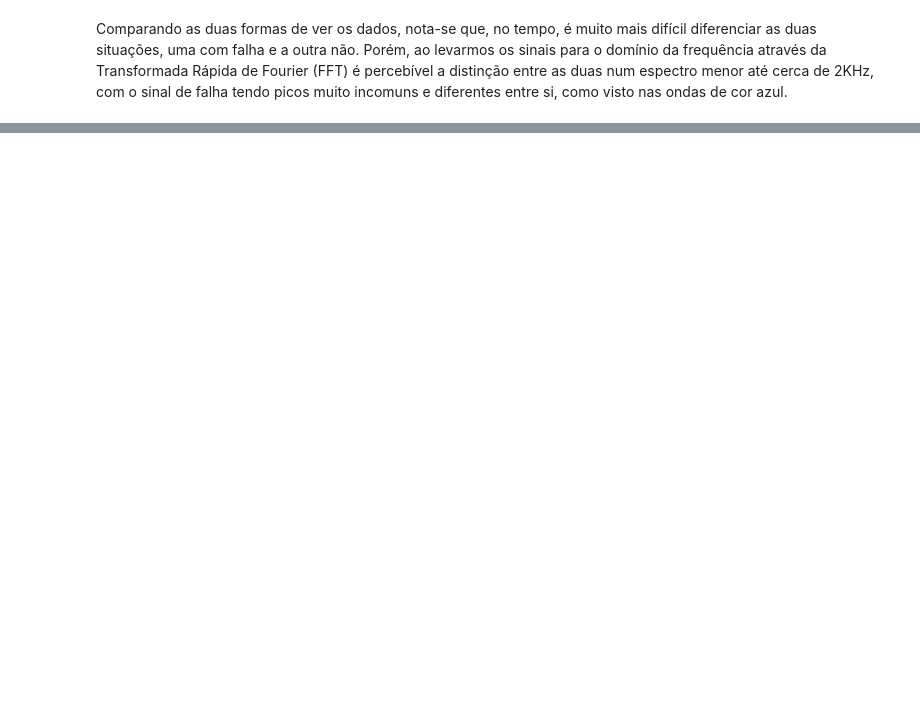
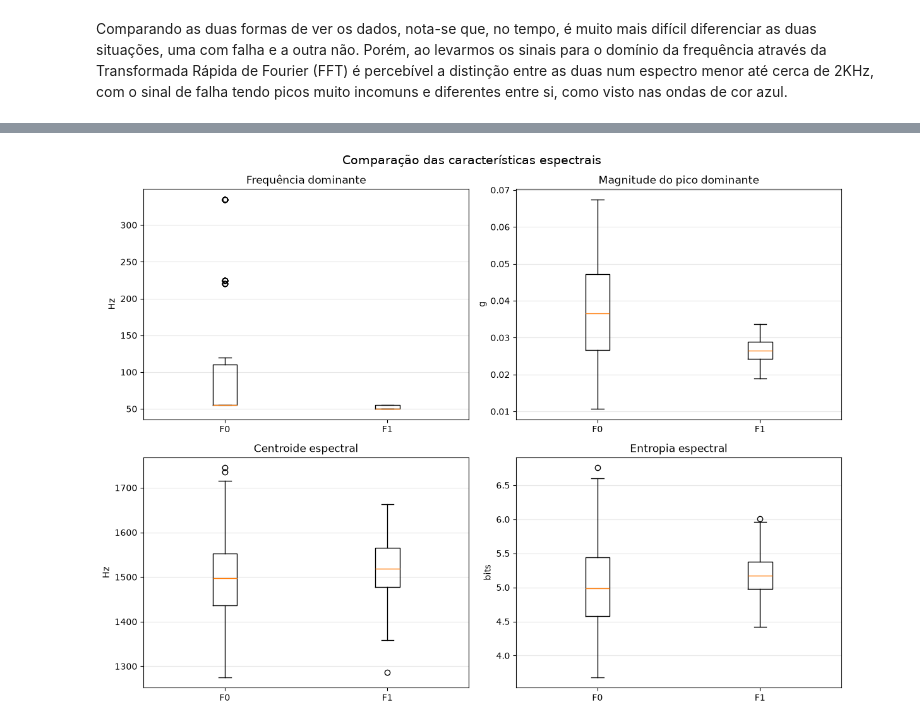
Before and after one commit to SillyGo/projeto-sinais, a Jupyter notebook: src/primeira_entrega/analise_no_dominio_da_frequencia.ipynb, the cells around one changed output, grey strips where cells are left out. Saved outputs shown, nothing was run; the diff lists cells and outputs as text; code cells hidden in the pictures; blank space fills up the shorter version.

```diff
--- a/src/primeira_entrega/analise_no_dominio_da_frequencia.ipynb
+++ b/src/primeira_entrega/analise_no_dominio_da_frequencia.ipynb
@@ -257,0 +627,38 @@ Entropia espectral: Sinal F1 = 5.30, Sinal F2 = 5.81
+# %%
+caracteristicas = [
+    "Freq_dominante_Hz",
+    "Magnitude_pico",
+    "Centroide_Hz",
+    "Entropia_bits"
+]
+
+titulos = [
+    "Frequência dominante",
+    "Magnitude do pico dominante",
+    "Centroide espectral",
+    "Entropia espectral"
+]
+
+unidades = ["Hz", "g", "Hz", "bits"]
+
+fig, axes = plt.subplots(2, 2, figsize=(12, 9))
+axes = axes.flatten()
+
+for i, coluna in enumerate(caracteristicas):
+    dados = [
+        df_features[df_features["Condicao"] == "F0"][coluna].dropna(),
+        df_features[df_features["Condicao"] == "F1"][coluna].dropna()
+    ]
+
+    axes[i].boxplot(dados, tick_labels=["F0", "F1"])
+    axes[i].set_title(titulos[i])
+    axes[i].set_ylabel(unidades[i])
+    axes[i].grid(axis="y", alpha=0.3)
+
+plt.suptitle("Comparação das características espectrais",
+             fontsize=14)
+
+plt.tight_layout()
+plt.show()
+# %% [output]
+[figure, added]
```
Also changed, not shown: parts of 22 cells of this notebook, 1 other file.
